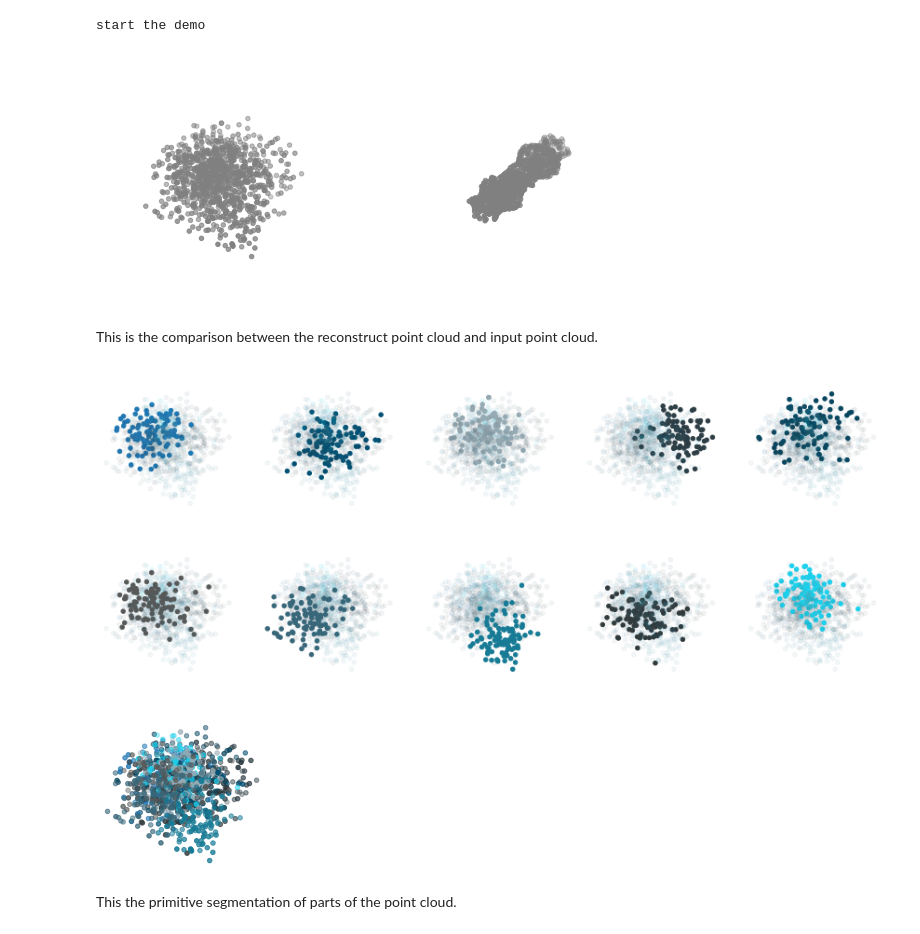
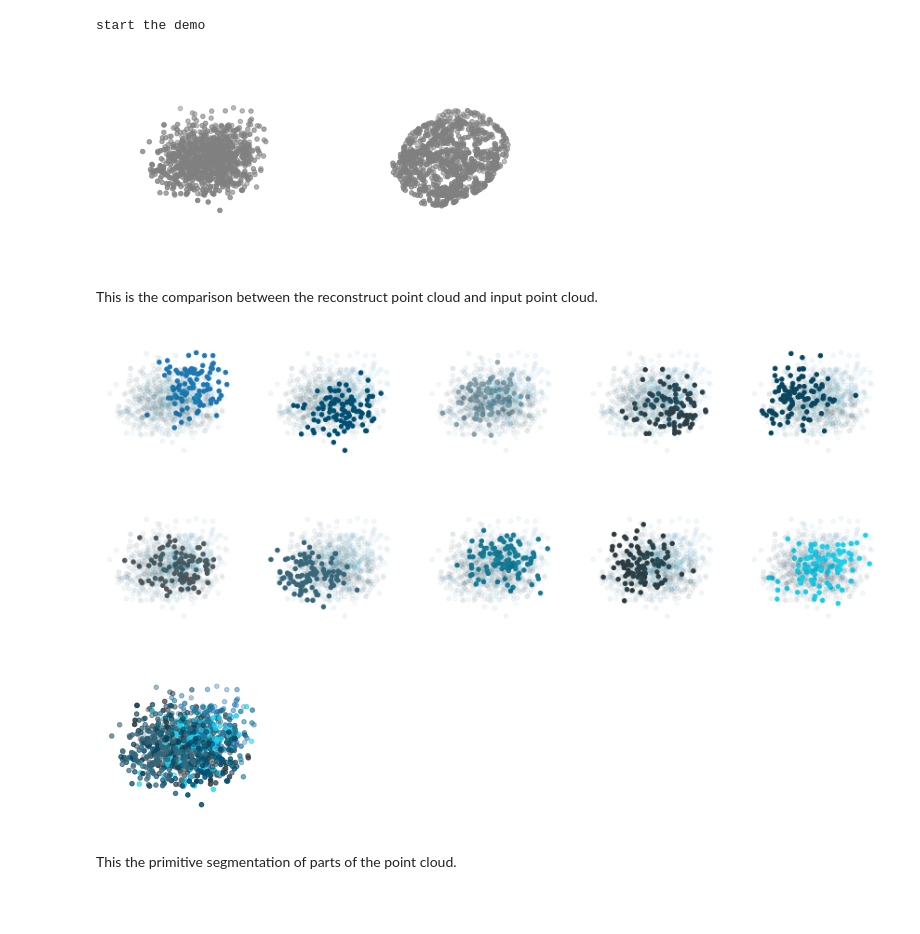
Before and after one commit to ZongjingLi/Hierarchical-Learner, a Jupyter notebook: HierarchyLearner/demoseq.ipynb, the cells around one changed output. Saved outputs shown, nothing was run; the diff lists cells and outputs as text; code cells hidden in the pictures; blank space fills up the shorter version.

```diff
--- a/HierarchyLearner/demoseq.ipynb
+++ b/HierarchyLearner/demoseq.ipynb
@@ -68,7 +65,7 @@ argparser.add_argument("--device",                  default = config.device)
 argparser.add_argument("--name",                    default = "KFT")
 argparser.add_argument("--epoch",                   default = 400 * 3)
 argparser.add_argument("--optimizer",               default = "Adam")
-argparser.add_argument("--lr",                      default = 1e-3)
+argparser.add_argument("--lr",                      default = 2e-4)
 argparser.add_argument("--batch_size",              default = 1)
 argparser.add_argument("--dataset",                 default = "StructureNet")
 argparser.add_argument("--category",                default = ["vase"])
@@ -106,42 +103,46 @@ model = Halearner(config)
 # %%
 
 print("start the demo")
 
 B = 1
 if args.dataset == "StructureNet":
     dataset = StructureGroundingDataset(config, category="vase", split = "train")
 if args.dataset == "Multistruct":dataset = multistructnet4096("train","airplane", False)
-dataloader = DataLoader(dataset, batch_size = B, shuffle = True)
+dataloader = DataLoader(dataset, batch_size = B, shuffle = False)
 
 # [Get A Sample Data]
+itr = 0
 for sample in dataloader:
     sample, gt = sample
+    itr += 1
+    if itr == 2:
+        break
 
 model.perception.split_components = True
 outputs = model.perception(sample)
 
 components = outputs["components"]
 
 coords = outputs["recon_pc"].detach()
 n = coords.shape[0]
 coords_colors = torch.ones([n,3]) * 0.5
 
 in_coords = sample["point_cloud"][0]
 n = in_coords.shape[0]
 in_colors = torch.ones([n,3]) * 0.5
 input_pcs = [(coords,coords_colors),[in_coords, in_colors]]
 
 visualize_pointcloud(input_pcs)
 # %% [output]
 start the demo
-[figure, old version]
+[figure, new version]
 # %% [markdown]
 This is the comparison between the reconstruct point cloud and input point cloud.
 # %%
 visualize_pointcloud_components(components[0].detach())
 # %% [output]
-[figure, old version]
+[figure, new version]
-[figure, old version]
+[figure, new version]
 # %% [markdown]
 This the primitive segmentation of parts of the point cloud.
 # %%
```
Also changed, not shown: parts of 7 cells of this notebook, 3 other files.
